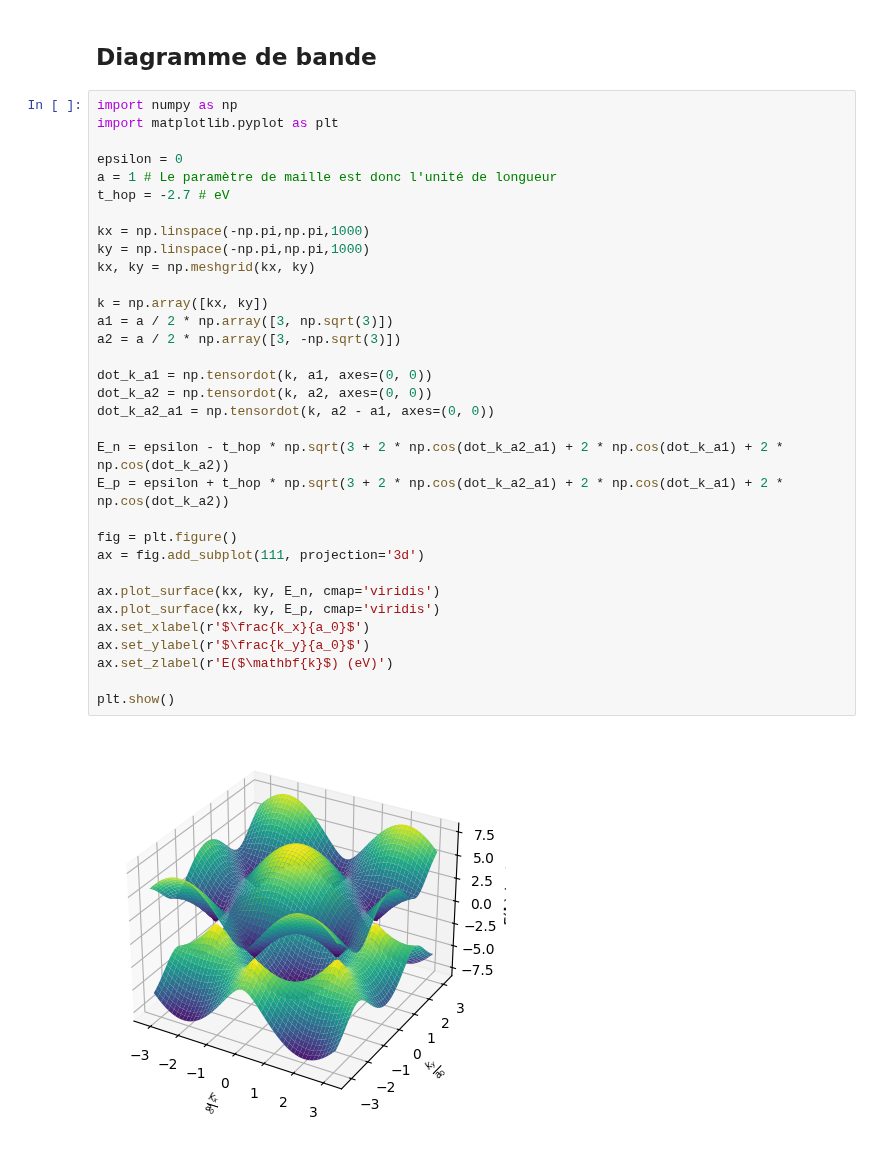
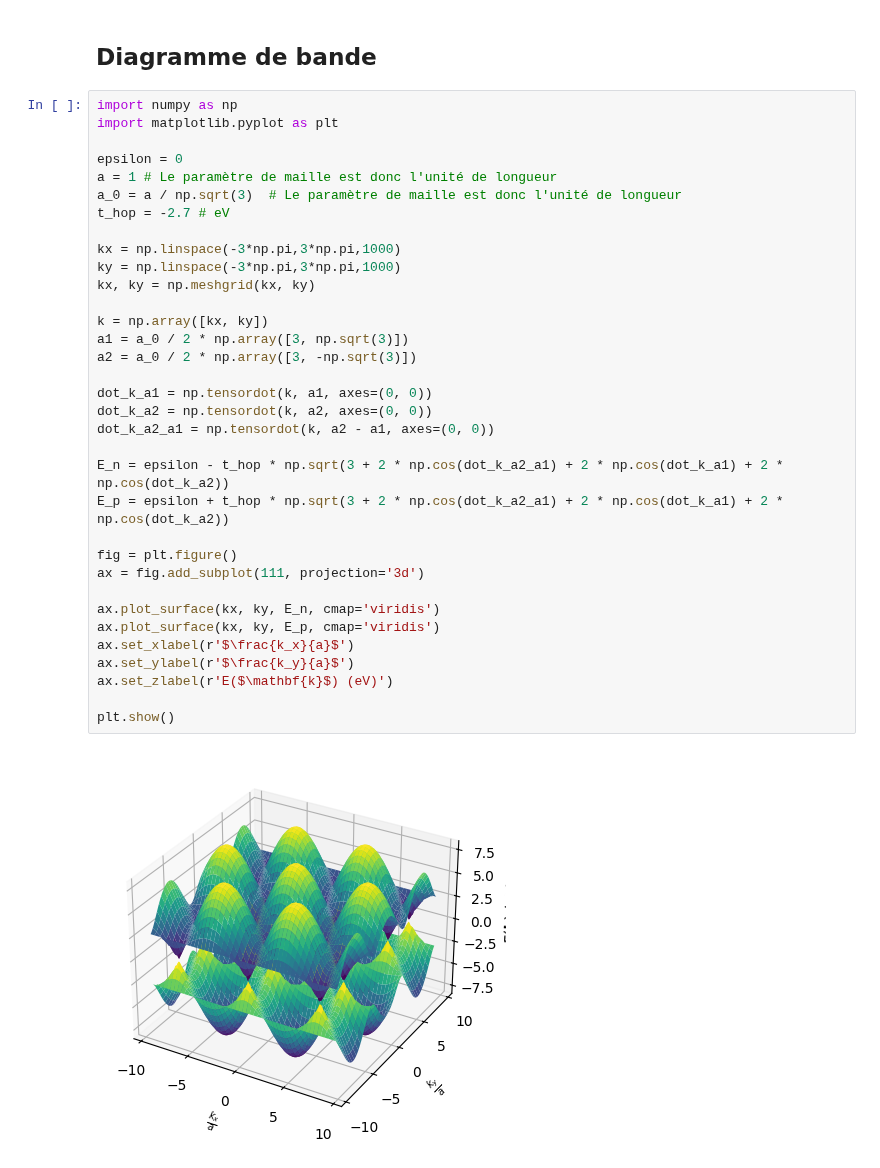
Before and after one commit to mldessu/projetsimu, a Jupyter notebook: Plan infini/plan_infini.ipynb, the cells around one changed output. Saved outputs shown, nothing was run; the diff lists cells and outputs as text.

```diff
--- a/Plan infini/plan_infini.ipynb
+++ b/Plan infini/plan_infini.ipynb
@@ -3,35 +3,36 @@
 # %%
 import numpy as np
 import matplotlib.pyplot as plt
 
 epsilon = 0
 a = 1 # Le paramètre de maille est donc l'unité de longueur
+a_0 = a / np.sqrt(3)  # Le paramètre de maille est donc l'unité de longueur
 t_hop = -2.7 # eV
 
-kx = np.linspace(-np.pi,np.pi,1000)
-ky = np.linspace(-np.pi,np.pi,1000)
+kx = np.linspace(-3*np.pi,3*np.pi,1000)
+ky = np.linspace(-3*np.pi,3*np.pi,1000)
 kx, ky = np.meshgrid(kx, ky)
 
 k = np.array([kx, ky])
-a1 = a / 2 * np.array([3, np.sqrt(3)])
-a2 = a / 2 * np.array([3, -np.sqrt(3)])
+a1 = a_0 / 2 * np.array([3, np.sqrt(3)])
+a2 = a_0 / 2 * np.array([3, -np.sqrt(3)])
 
 dot_k_a1 = np.tensordot(k, a1, axes=(0, 0))
 dot_k_a2 = np.tensordot(k, a2, axes=(0, 0))
 dot_k_a2_a1 = np.tensordot(k, a2 - a1, axes=(0, 0))
 
 E_n = epsilon - t_hop * np.sqrt(3 + 2 * np.cos(dot_k_a2_a1) + 2 * np.cos(dot_k_a1) + 2 * np.cos(dot_k_a2))
 E_p = epsilon + t_hop * np.sqrt(3 + 2 * np.cos(dot_k_a2_a1) + 2 * np.cos(dot_k_a1) + 2 * np.cos(dot_k_a2))
 
 fig = plt.figure()
 ax = fig.add_subplot(111, projection='3d')
 
 ax.plot_surface(kx, ky, E_n, cmap='viridis')
 ax.plot_surface(kx, ky, E_p, cmap='viridis')
-ax.set_xlabel(r'$\frac{k_x}{a_0}$')
-ax.set_ylabel(r'$\frac{k_y}{a_0}$')
+ax.set_xlabel(r'$\frac{k_x}{a}$')
+ax.set_ylabel(r'$\frac{k_y}{a}$')
 ax.set_zlabel(r'E($\mathbf{k}$) (eV)')
 
 plt.show()
 # %% [output]
-[figure, old version]
+[figure, new version]
```
Also changed, not shown: parts of 4 cells of this notebook, 3 other files.
